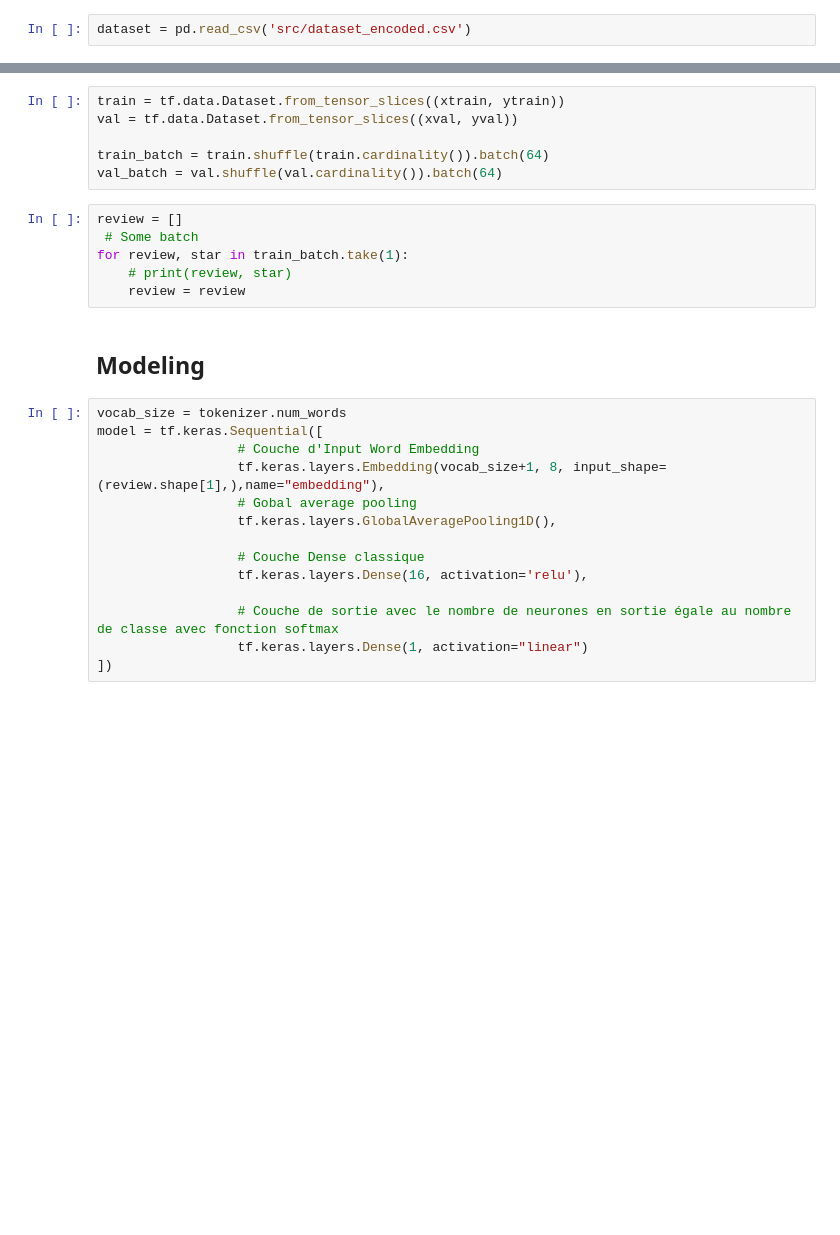
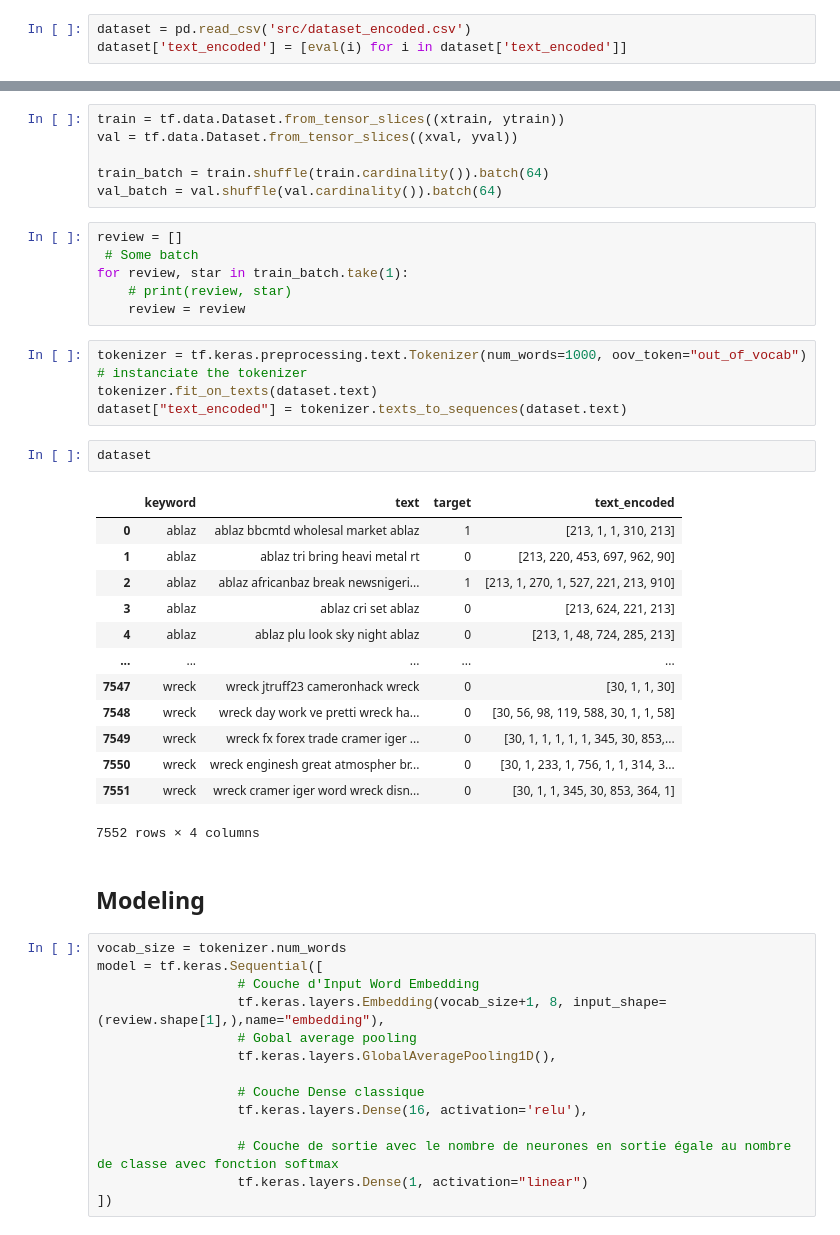
Before and after one commit to g0thier/Bloc-4, a Jupyter notebook: 04_Deep_Prediction.ipynb, the cells around one changed output, grey strips where cells are left out. Saved outputs shown, nothing was run; the diff lists cells and outputs as text; blank space fills up the shorter version.

```diff
--- a/04_Deep_Prediction.ipynb
+++ b/04_Deep_Prediction.ipynb
@@ -27,4 +27,5 @@ from sklearn.feature_extraction.text import TfidfVectorizer
 from nltk.stem.porter import *
 # %%
 dataset = pd.read_csv('src/dataset_encoded.csv')
+dataset['text_encoded'] = [eval(i) for i in dataset['text_encoded']]
 # %%
@@ -44,6 +45,26 @@ review = []
 for review, star in train_batch.take(1):
     # print(review, star)
     review = review
+# %%
+tokenizer = tf.keras.preprocessing.text.Tokenizer(num_words=1000, oov_token="out_of_vocab") # instanciate the tokenizer
+tokenizer.fit_on_texts(dataset.text)
+dataset["text_encoded"] = tokenizer.texts_to_sequences(dataset.text)
+# %%
+dataset
+# %% [output]
+|  | keyword | text | target | text_encoded |
+| 0 | ablaz | ablaz bbcmtd wholesal market ablaz | 1 | [213, 1, 1, 310, 213] |
+| 1 | ablaz | ablaz tri bring heavi metal rt | 0 | [213, 220, 453, 697, 962, 90] |
+| 2 | ablaz | ablaz africanbaz break newsnigeri... | 1 | [213, 1, 270, 1, 527, 221, 213, 910] |
+| 3 | ablaz | ablaz cri set ablaz | 0 | [213, 624, 221, 213] |
+| 4 | ablaz | ablaz plu look sky night ablaz | 0 | [213, 1, 48, 724, 285, 213] |
+| ... | ... | ... | ... | ... |
+| 7547 | wreck | wreck jtruff23 cameronhack wreck | 0 | [30, 1, 1, 30] |
+| 7548 | wreck | wreck day work ve pretti wreck ha... | 0 | [30, 56, 98, 119, 588, 30, 1, 1, 58] |
+| 7549 | wreck | wreck fx forex trade cramer iger ... | 0 | [30, 1, 1, 1, 1, 1, 345, 30, 853,... |
+| 7550 | wreck | wreck enginesh great atmospher br... | 0 | [30, 1, 233, 1, 756, 1, 1, 314, 3... |
+| 7551 | wreck | wreck cramer iger word wreck disn... | 0 | [30, 1, 1, 345, 30, 853, 364, 1] |
+7552 rows × 4 columns
 # %% [markdown]
 ## Modeling
 # %%
```
Also changed, not shown: parts of 5 cells of this notebook, 1 other file.
